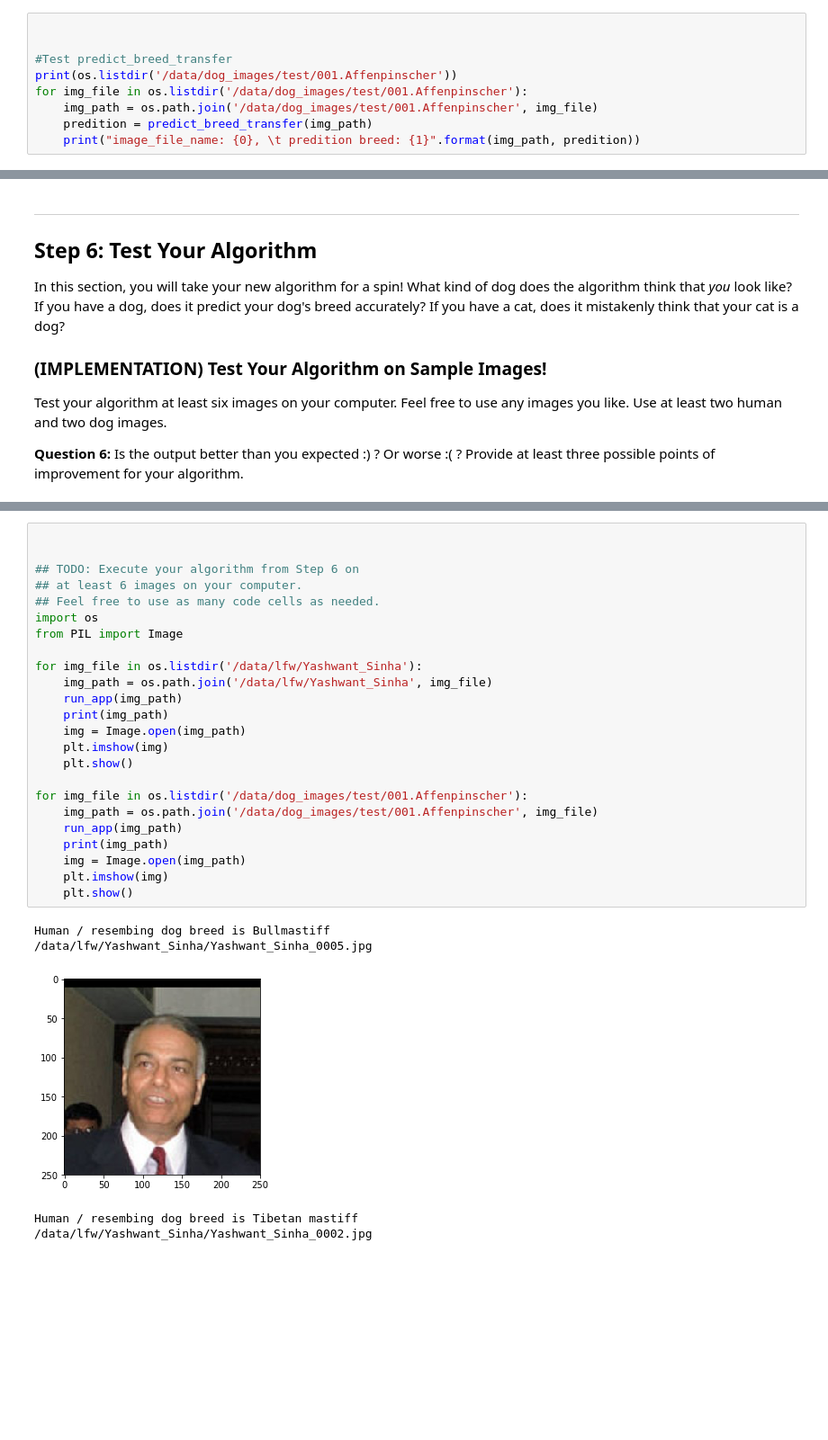
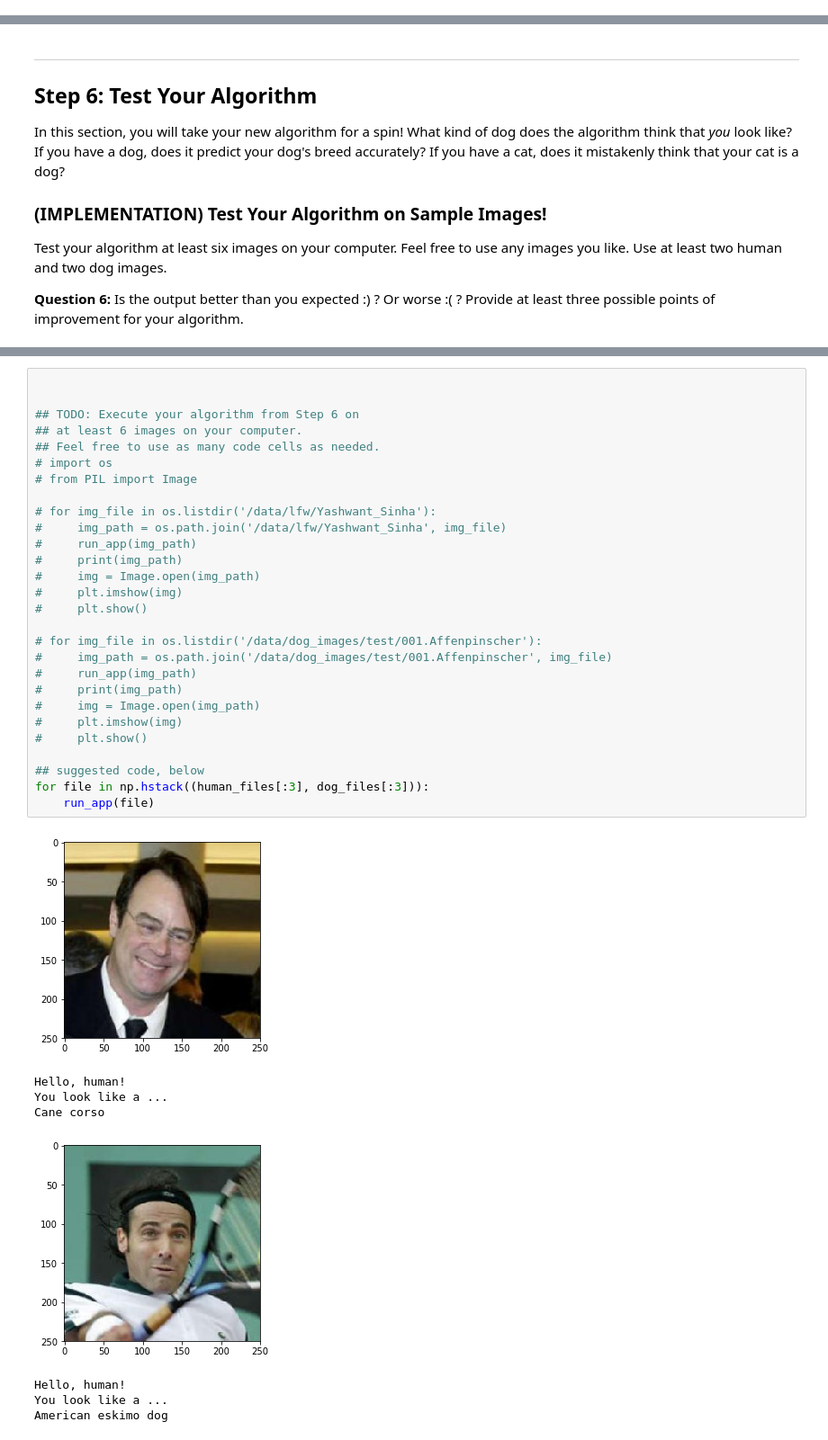
Before and after one commit to abhijit-inge/dog-classifier, a Jupyter notebook: dog_app.ipynb, the cells around one changed output, grey strips where cells are left out. Shown at 90% size. Cells and saved outputs as stored; diff of their text form; blank space fills up the shorter version.

```diff
--- a/dog_app.ipynb
+++ b/dog_app.ipynb
@@ -818,10 +1007 @@ def predict_breed_transfer(img_path):
     return class_names[idx]
-# %%
-
-
-#Test predict_breed_transfer
-print(os.listdir('/data/dog_images/test/001.Affenpinscher'))
-for img_file in os.listdir('/data/dog_images/test/001.Affenpinscher'):
-    img_path = os.path.join('/data/dog_images/test/001.Affenpinscher', img_file)
-    predition = predict_breed_transfer(img_path)
-    print("image_file_name: {0}, \t predition breed: {1}".format(img_path, predition))
@@ -889,30 +1086,37 @@ __Answer:__ (Three possible points for improvement)
 # %%
 
 
 ## TODO: Execute your algorithm from Step 6 on
 ## at least 6 images on your computer.
 ## Feel free to use as many code cells as needed.
-import os
-from PIL import Image
+# import os
+# from PIL import Image
 
-for img_file in os.listdir('/data/lfw/Yashwant_Sinha'):
-    img_path = os.path.join('/data/lfw/Yashwant_Sinha', img_file)
-    run_app(img_path)
-    print(img_path)
-    img = Image.open(img_path)
-    plt.imshow(img)
-    plt.show()
+# for img_file in os.listdir('/data/lfw/Yashwant_Sinha'):
+#     img_path = os.path.join('/data/lfw/Yashwant_Sinha', img_file)
+#     run_app(img_path)
+#     print(img_path)
+#     img = Image.open(img_path)
+#     plt.imshow(img)
+#     plt.show()
 
-for img_file in os.listdir('/data/dog_images/test/001.Affenpinscher'):
-    img_path = os.path.join('/data/dog_images/test/001.Affenpinscher', img_file)
-    run_app(img_path)
-    print(img_path)
-    img = Image.open(img_path)
-    plt.imshow(img)
-    plt.show()
+# for img_file in os.listdir('/data/dog_images/test/001.Affenpinscher'):
+#     img_path = os.path.join('/data/dog_images/test/001.Affenpinscher', img_file)
+#     run_app(img_path)
+#     print(img_path)
+#     img = Image.open(img_path)
+#     plt.imshow(img)
+#     plt.show()
+
+## suggested code, below
+for file in np.hstack((human_files[:3], dog_files[:3])):
+    run_app(file)
 # %% [output]
+[figure, new version]
-Human / resembing dog breed is Bullmastiff
-/data/lfw/Yashwant_Sinha/Yashwant_Sinha_0005.jpg
+Hello, human!
+You look like a ...
+Cane corso
-[figure, old version]
+[figure, new version]
-Human / resembing dog breed is Tibetan mastiff
-/data/lfw/Yashwant_Sinha/Yashwant_Sinha_0002.jpg
+Hello, human!
+You look like a ...
+American eskimo dog
```
Also changed, not shown: parts of 19 cells of this notebook, 2 other files.
